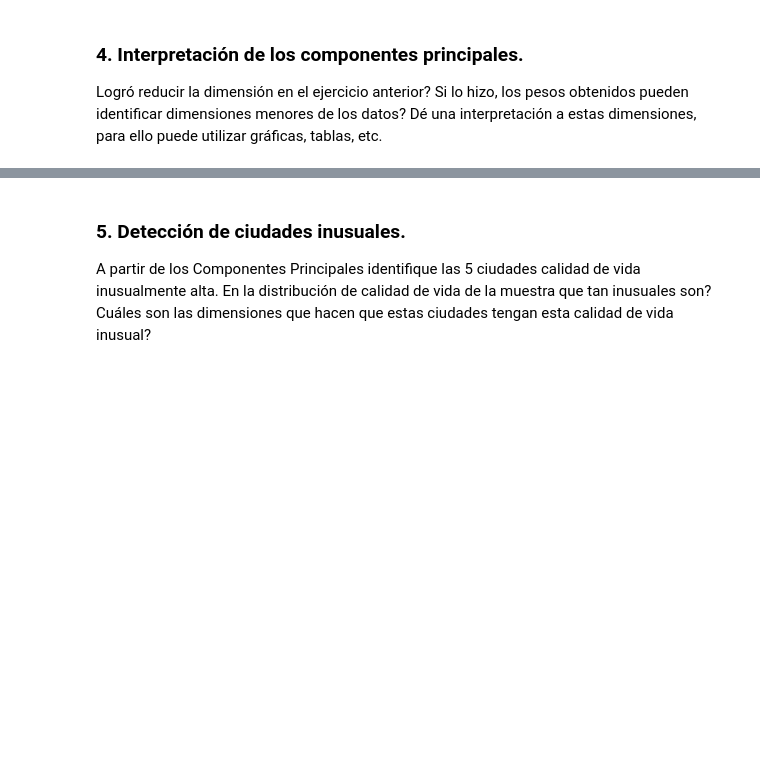
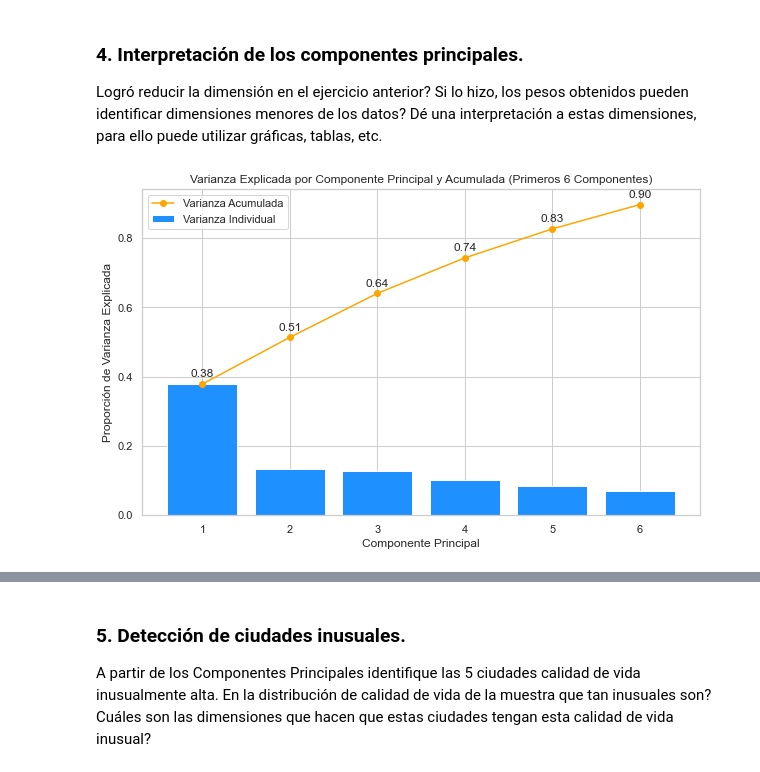
Before and after one commit to jddiaze/AprendizajeNoSupervisado, a Jupyter notebook: Semana1/S1_LC_Taller_PCA.ipynb, the cells around one changed output, grey strips where cells are left out. Cells and saved outputs as stored; diff of their text form; code cells hidden in the pictures; blank space fills up the shorter version.

```diff
--- a/Semana1/S1_LC_Taller_PCA.ipynb
+++ b/Semana1/S1_LC_Taller_PCA.ipynb
@@ -323,3 +329,30 @@ plt.show()
 Logró reducir la dimensión en el ejercicio anterior? Si lo hizo, los pesos obtenidos pueden identificar dimensiones menores de los datos? Dé una interpretación a estas dimensiones, para ello puede utilizar gráficas, tablas, etc.
 # %%
 # Utilice este espacio para escribir el código.
+# Se crea un modelo nuevo con las dimensiones reducidas lo 6 PCA
+model_red = pca(n_components=6)
+df_pca_red = model_red.fit_transform(df_norm, verbose=False)
+
+# Se calcula la proporción de varianza explicada por cada componente
+explained_variance_ratio = eig_val / np.sum(eig_val)
+
+# Calcular la varianza explicada acumulada
+cumulative_explained_variance = np.cumsum(explained_variance_ratio)
+
+# Se un gráfico de barras y línea para mostrar la varianza explicada acumulada
+sns.set(style="whitegrid")
+plt.figure(figsize=(10, 6))
+plt.bar(range(1, 7), explained_variance_ratio[:6], color='dodgerblue', label='Varianza Individual')
+plt.plot(range(1, 7), cumulative_explained_variance[:6], color='orange', marker='o', label='Varianza Acumulada')
+plt.xlabel('Componente Principal')
+plt.ylabel('Proporción de Varianza Explicada')
+plt.title('Varianza Explicada por Componente Principal y Acumulada (Primeros 6 Componentes)')
+plt.xticks(range(1, 7))
+
+for i, cum_var in enumerate(cumulative_explained_variance[:6]):
+    plt.text(i + 1, cum_var + 0.02, f'{cum_var:.2f}', ha='center')
+
+plt.legend()
+plt.show()
+# %% [output]
+[figure, added]
```
Also changed, not shown: parts of 6 cells of this notebook.
